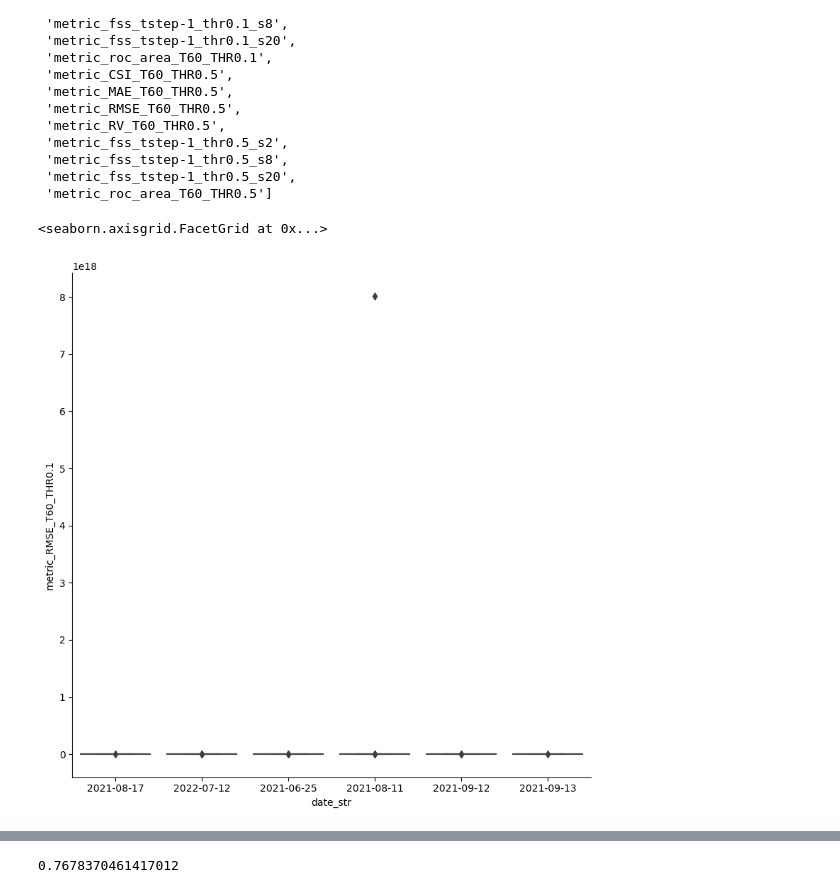
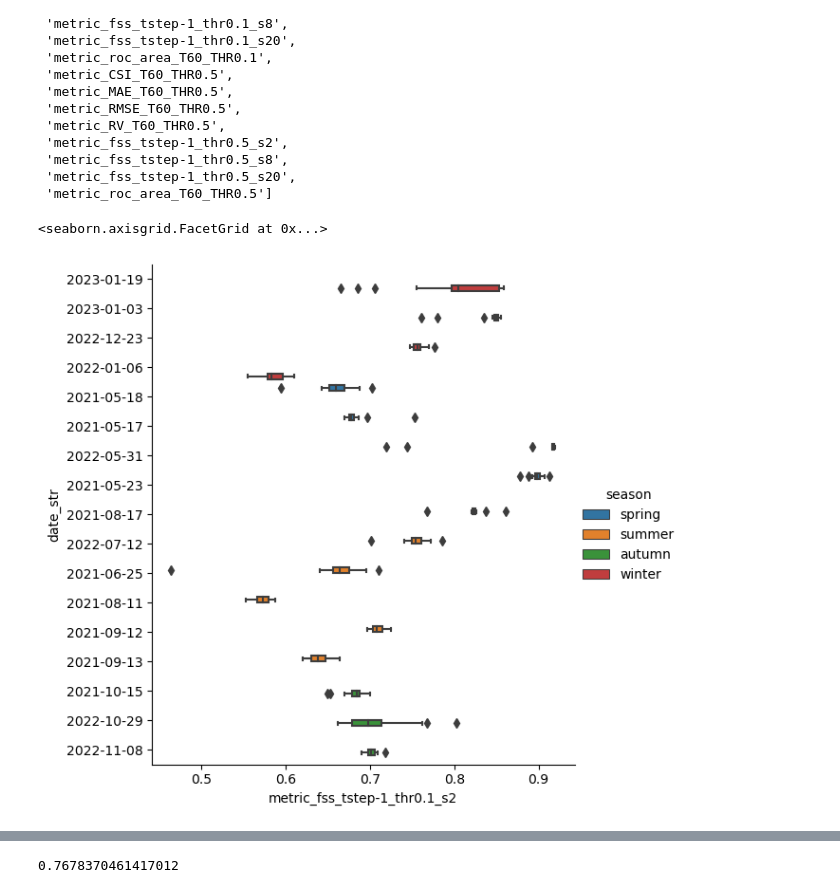
Before and after one commit to pazars/orkans, a Jupyter notebook: notebooks/explore_results.ipynb, the cells around one changed output, grey strips where cells are left out. Cells and saved outputs as stored; diff of their text form; code cells hidden in the pictures.

```diff
--- a/notebooks/explore_results.ipynb
+++ b/notebooks/explore_results.ipynb
@@ -69,16 +69,17 @@ metrics
  'metric_roc_area_T60_THR0.5']
 # %%
 sns.catplot(
-    data=results["steps"].loc[results["steps"]["season"] == "summer"],
-    x="date_str",
-    y="metric_RMSE_T60_THR0.1",
+    data=results["steps"],
+    y="date_str",
+    x="metric_fss_tstep-1_thr0.1_s2",
+    hue="season",
     kind="box",
-    height=8,
+    height=6,
     aspect=1,
 )
 # %% [output]
 <seaborn.axisgrid.FacetGrid at 0x...>
-[figure, old version]
+[figure, new version]
 # %%
 data = results["steps"].loc[results["steps"]["season"] == "summer"]
 
```
Also changed, not shown: parts of 4 cells of this notebook, 1 other file.
